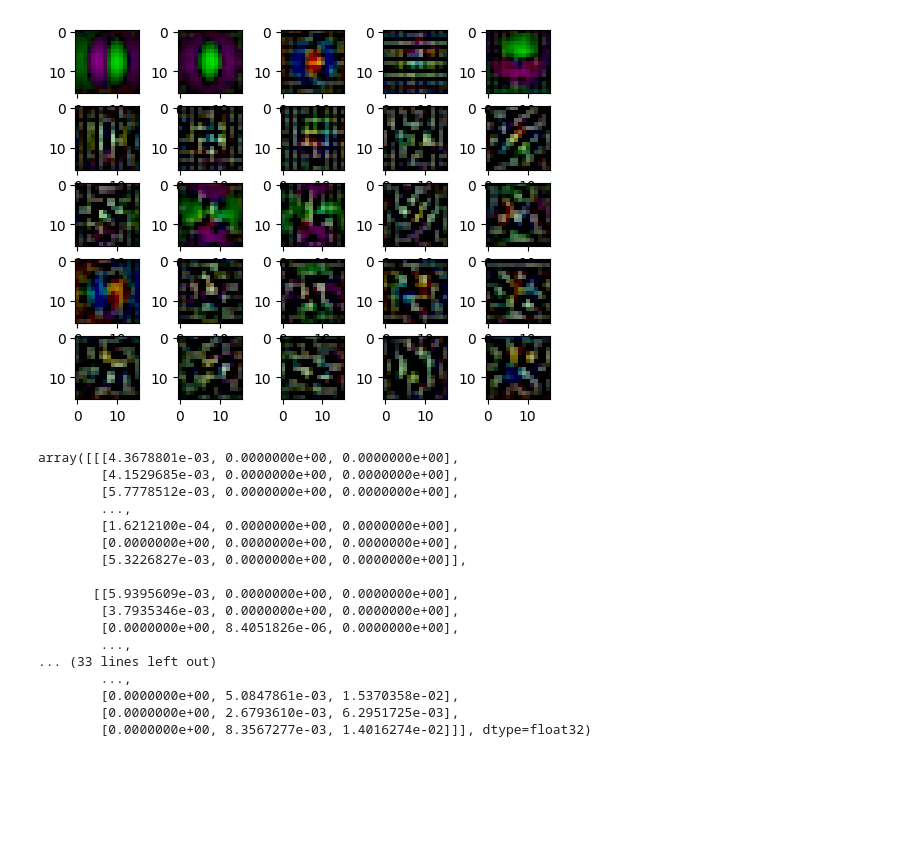
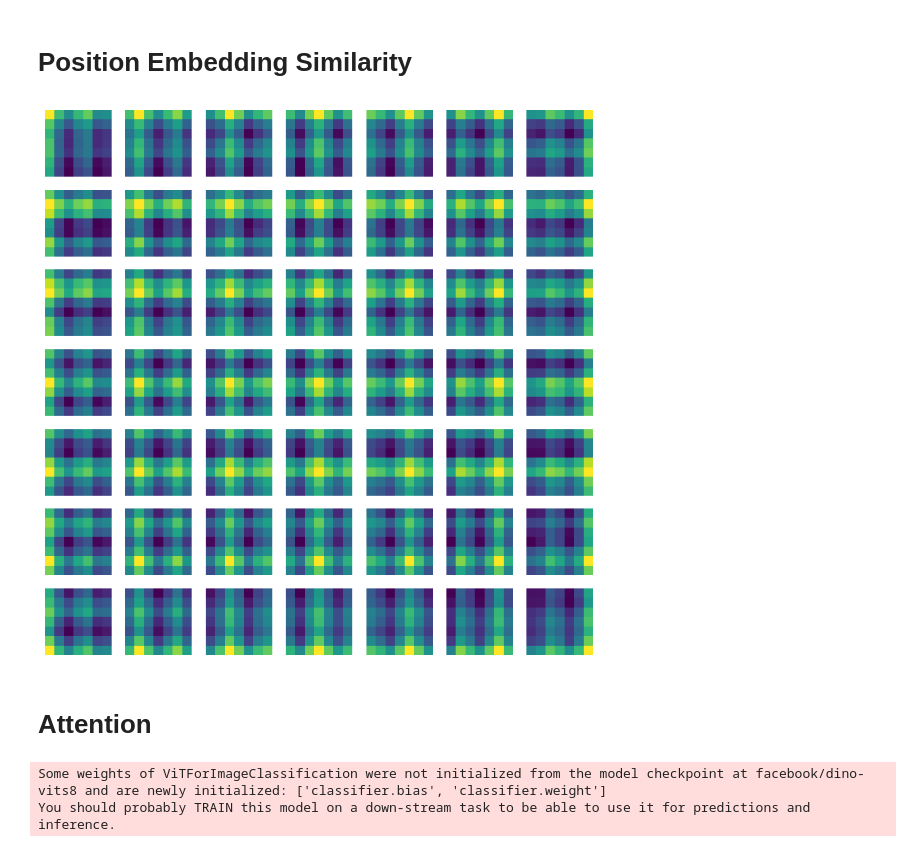
Before and after one commit to plachert/vision-transformer, a Jupyter notebook: notebooks/visualise_transformer.ipynb, the cells around one changed output. Saved outputs shown, nothing was run; the diff lists cells and outputs as text; code cells hidden in the pictures; blank space fills up the shorter version.

```diff
--- a/notebooks/visualise_transformer.ipynb
+++ b/notebooks/visualise_transformer.ipynb
@@ -118,30 +95,41 @@ from src.utils import image_utils
-# %%
-fig, axs = plt.subplots(5, 5)
-axs = np.ravel(axs)
-for idx in range(len(axs)):
-    patch_flat = emb_pca[:, idx]
-    patch = np.reshape(patch_flat, (3, 16, 16)).T
-    axs[idx].imshow(1.8*np.sqrt(patch[:, :, :]))
-# %% [output]
-[figure, removed]
-# %%
-import numpy as np
-np.clip(patch[:, :, :], 0, 1)
-# %% [output]
-array([[[4.3678801e-03, 0.0000000e+00, 0.0000000e+00],
-        [4.1529685e-03, 0.0000000e+00, 0.0000000e+00],
-        [5.7778512e-03, 0.0000000e+00, 0.0000000e+00],
-        ...,
-        [1.6212100e-04, 0.0000000e+00, 0.0000000e+00],
-        [0.0000000e+00, 0.0000000e+00, 0.0000000e+00],
-        [5.3226827e-03, 0.0000000e+00, 0.0000000e+00]],
-
-       [[5.9395609e-03, 0.0000000e+00, 0.0000000e+00],
-        [3.7935346e-03, 0.0000000e+00, 0.0000000e+00],
-        [0.0000000e+00, 8.4051826e-06, 0.0000000e+00],
-        ...,
-... (33 lines left out)
-        ...,
-        [0.0000000e+00, 5.0847861e-03, 1.5370358e-02],
-        [0.0000000e+00, 2.6793610e-03, 6.2951725e-03],
-        [0.0000000e+00, 8.3567277e-03, 1.4016274e-02]]], dtype=float32)
+# %% [markdown]
+# Position Embedding Similarity
+# %%
+pos_embeddings = model_torch.encoder.pos_embedding[0, 1:, :].detach().numpy() # remove class_token
+from sklearn.metrics.pairwise import cosine_similarity
+
+def plot_pos_emb_sim(pos_embeddings):
+    sim = cosine_similarity(pos_embeddings)
+    n = int(np.sqrt(sim.shape[0]))
+    sim_unroll = np.reshape(sim, (n, n, n, n))
+    fig, axs = plt.subplots(n, n, figsize=(10, 10))
+    for row in range(n):
+        for col in range(n):
+            axs[row, col].imshow(sim_unroll[row, col, ...])
+            axs[row, col].axis('off')
+plot_pos_emb_sim(pos_embeddings)
+# %% [output]
+[figure, added]
+# %% [markdown]
+# Attention
+# %%
+import torch
+import torch.nn.functional as F
+from transformers import ViTFeatureExtractor, ViTForImageClassification
+from PIL import Image
+
+# Load the ViT model from torchvision
+model = ViTForImageClassification.from_pretrained("facebook/dino-vits8", output_attentions=True)  # You can choose a different variant
+model.eval()
+
+feature_extractor = ViTFeatureExtractor.from_pretrained("facebook/dino-vits8")
+
+# Load and preprocess your input image
+image = Image.open("../examples/corgi_image.jpg")
+image = feature_extractor(images=image, return_tensors="pt")
+
+outputs = model(**image)
+attention_maps = outputs.attentions
+# %% [output]
+Some weights of ViTForImageClassification were not initialized from the model checkpoint at facebook/dino-vits8 and are newly initialized: ['classifier.bias', 'classifier.weight']
+You should probably TRAIN this model on a down-stream task to be able to use it for predictions and inference.
```
Also changed, not shown: parts of 21 cells of this notebook.
